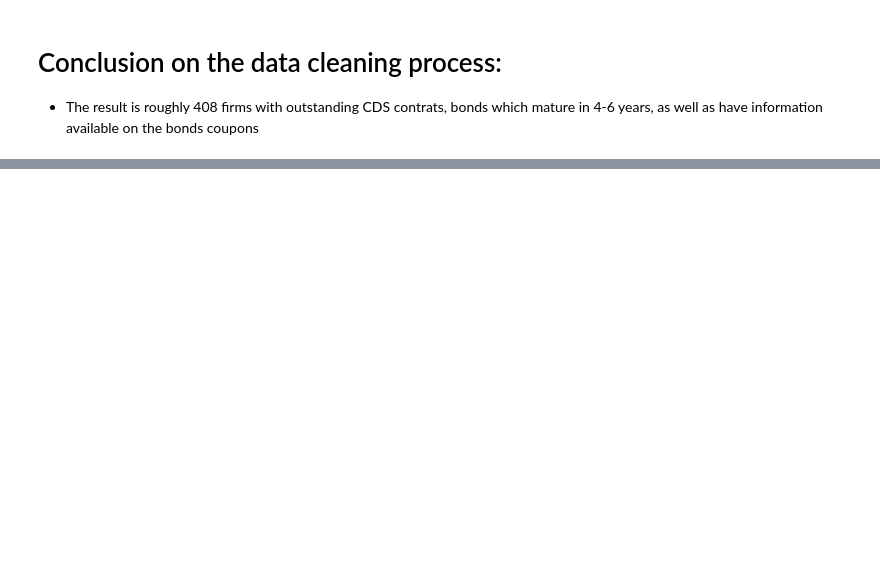
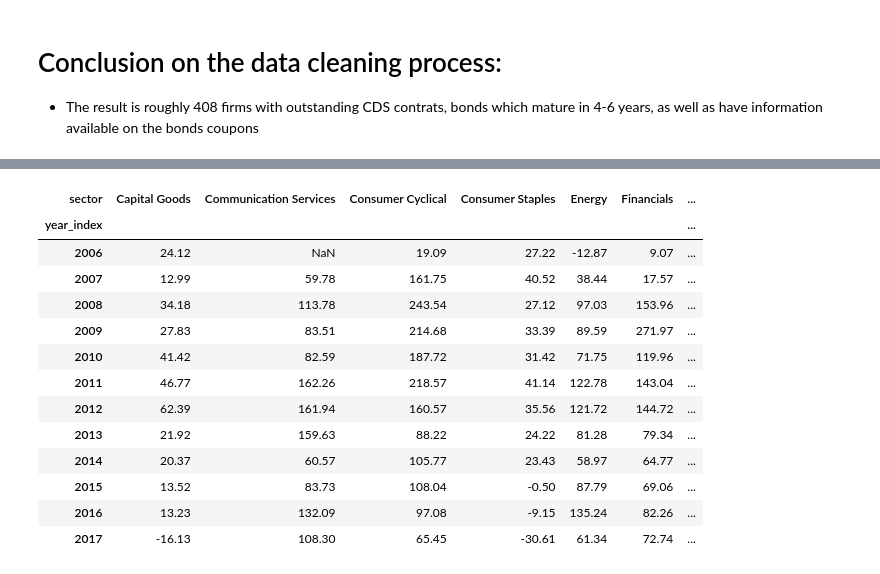
Before and after one commit to Jspano95/Jspano_MScQFin_Thesis, a Jupyter notebook: Jspano_MSc_QuantFin_Public_Github_V1.00.ipynb, the cells around one changed output, grey strips where cells are left out. Cells and saved outputs as stored; diff of their text form; code cells hidden in the pictures; blank space fills up the shorter version.

```diff
--- a/Jspano_MSc_QuantFin_Public_Github_V1.00.ipynb
+++ b/Jspano_MSc_QuantFin_Public_Github_V1.00.ipynb
@@ -479,0 +1007,20 @@ missing_ir_freq
+# %%
+#create a new dataframe which holds the median basis by sector per year across the sample horizon
+median_sector_basis_by_sector = np.round(sorted_alldata_df_final.groupby(['year_index','sector']).median()['cds_bond_basis'].unstack(),2)
+# %%
+median_sector_basis_by_sector
+# %% [output]
+| sector | Capital Goods | Communication Services | Consumer Cyclical | Consumer Staples | Energy | Financials | ... |
+| year_index |  |  |  |  |  |  | ... |
+| 2006 | 24.12 | NaN | 19.09 | 27.22 | -12.87 | 9.07 | ... |
+| 2007 | 12.99 | 59.78 | 161.75 | 40.52 | 38.44 | 17.57 | ... |
+| 2008 | 34.18 | 113.78 | 243.54 | 27.12 | 97.03 | 153.96 | ... |
+| 2009 | 27.83 | 83.51 | 214.68 | 33.39 | 89.59 | 271.97 | ... |
+| 2010 | 41.42 | 82.59 | 187.72 | 31.42 | 71.75 | 119.96 | ... |
+| 2011 | 46.77 | 162.26 | 218.57 | 41.14 | 122.78 | 143.04 | ... |
+| 2012 | 62.39 | 161.94 | 160.57 | 35.56 | 121.72 | 144.72 | ... |
+| 2013 | 21.92 | 159.63 | 88.22 | 24.22 | 81.28 | 79.34 | ... |
+| 2014 | 20.37 | 60.57 | 105.77 | 23.43 | 58.97 | 64.77 | ... |
+| 2015 | 13.52 | 83.73 | 108.04 | -0.50 | 87.79 | 69.06 | ... |
+| 2016 | 13.23 | 132.09 | 97.08 | -9.15 | 135.24 | 82.26 | ... |
+| 2017 | -16.13 | 108.30 | 65.45 | -30.61 | 61.34 | 72.74 | ... |
```
Also changed, not shown: parts of 54 cells of this notebook.
